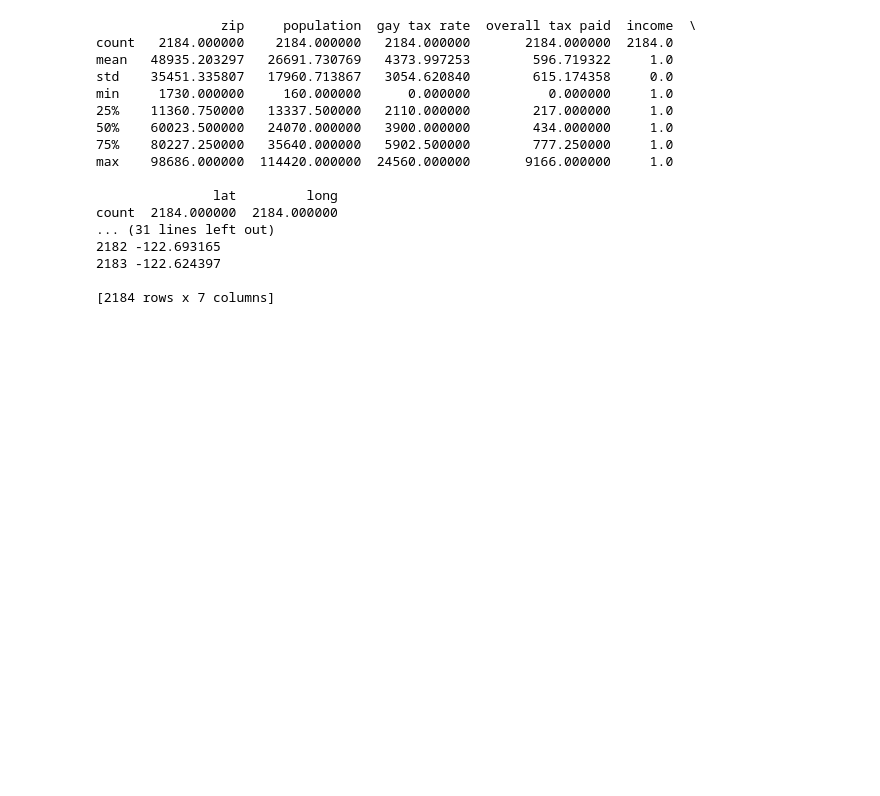
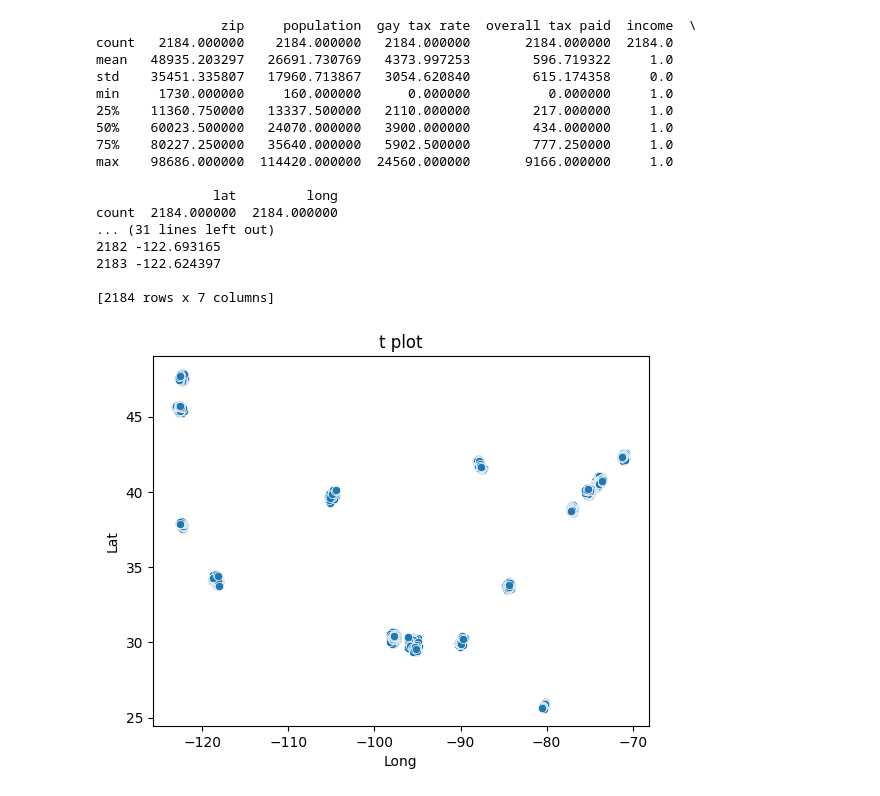
Before and after one commit to ubco-W2022T2-data301/project-group-group-44, a Jupyter notebook: analysis/analysis2.ipynb, the cells around one changed output. Cells and saved outputs as stored; diff of their text form; code cells hidden in the pictures; blank space fills up the shorter version.

```diff
--- a/analysis/analysis2.ipynb
+++ b/analysis/analysis2.ipynb
@@ -201,3 +201,8 @@ count  2184.000000  2184.000000
 # %%
 
 #compare taxes paid by queers to taxes paid by general
+
+plot1 = sns.scatterplot(data=gaydf, x="long", y="lat")
+_ = plot1.set(xlabel="Long", ylabel="Lat", title="t plot")
+# %% [output]
+[figure, added]
```
Also changed, not shown: parts of 7 cells of this notebook.
